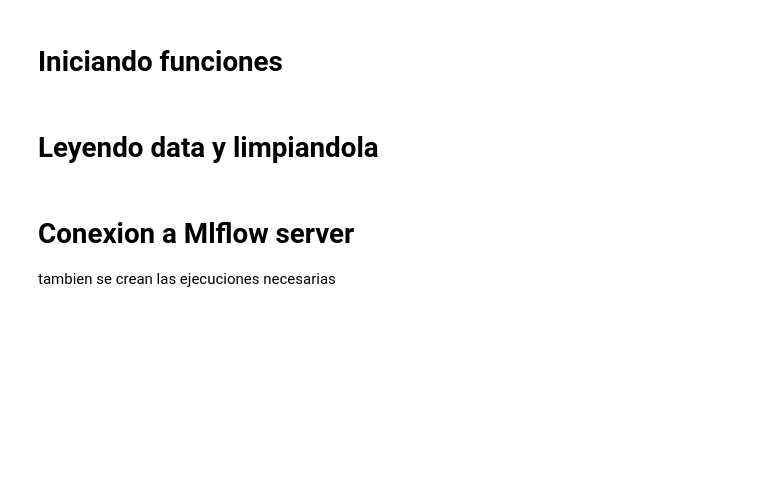
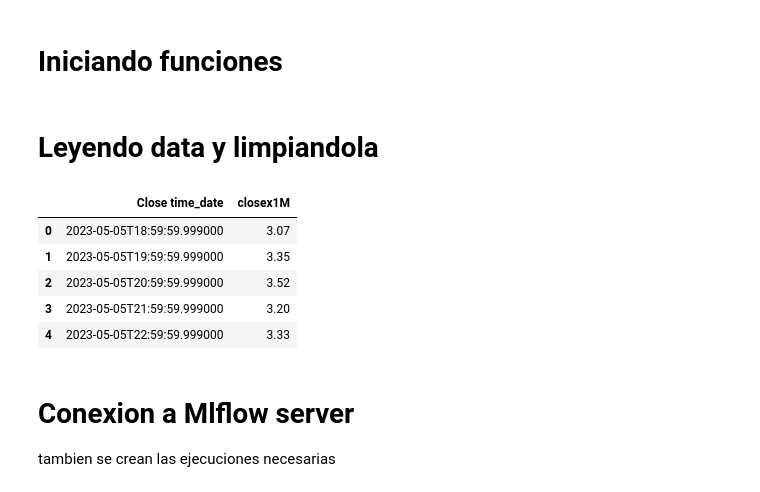
Before and after one commit to victor07hl/TFM_crypto, a Jupyter notebook: SERIET_PLUS_MODELADO/train_ntbk_JCCM.ipynb, the cells around one changed output. Drawn from its saved outputs; the diff is of its cells as text; code cells hidden in the pictures; blank space fills up the shorter version.

```diff
--- a/SERIET_PLUS_MODELADO/train_ntbk_JCCM.ipynb
+++ b/SERIET_PLUS_MODELADO/train_ntbk_JCCM.ipynb
@@ -31,10 +33,22 @@ df['Close time_date'] = pd.to_datetime(df['Close time'], unit='ms').apply(lambda
 df['closex1M'] = df['Close'] * 1000000
 
 # NORMALIZAR LA DATA QUITAR ESA TRASFORMACION
+
+scaler = MinMaxScaler(feature_range=(0, 1))  # O feature_range=(-1, 1)
+df['Close_Norm'] = scaler.fit_transform(df['closex1M'].to_numpy().reshape(-1, 1))
 # %%
 #seleccionando los campos que necesitamos
-select = ['Close time_date','Close']
+select = ['Close time_date','closex1M']
 df_clean = df[select]
+# %%
+df_clean.head()
+# %% [output]
+|  | Close time_date | closex1M |
+| 0 | 2023-05-05T18:59:59.999000 | 3.07 |
+| 1 | 2023-05-05T19:59:59.999000 | 3.35 |
+| 2 | 2023-05-05T20:59:59.999000 | 3.52 |
+| 3 | 2023-05-05T21:59:59.999000 | 3.20 |
+| 4 | 2023-05-05T22:59:59.999000 | 3.33 |
 # %% [markdown]
 # Conexion a Mlflow server
 tambien se crean las ejecuciones necesarias
```
Also changed, not shown: parts of 13 cells of this notebook, 1 other file.
